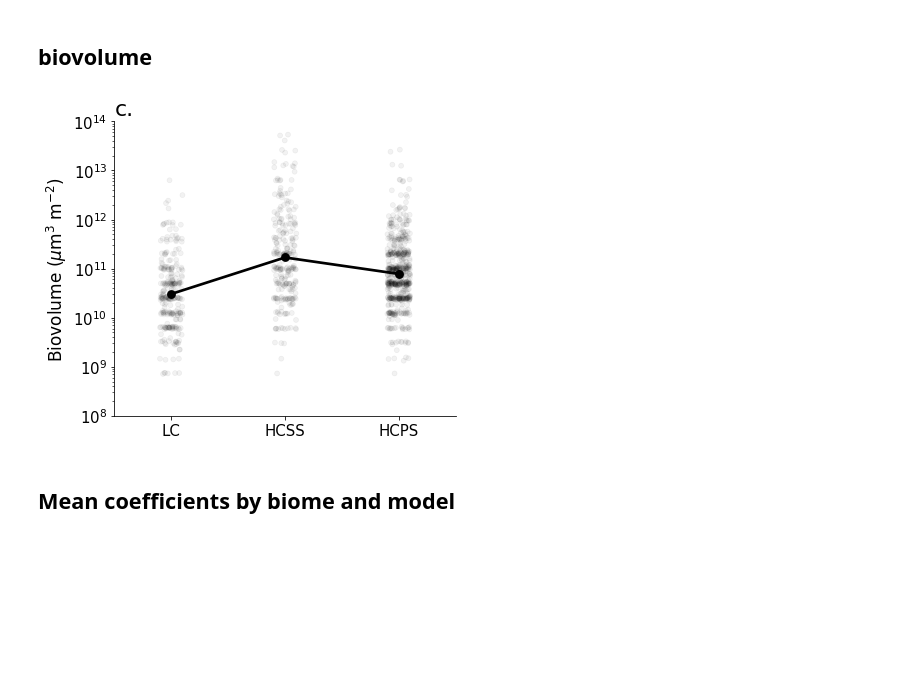
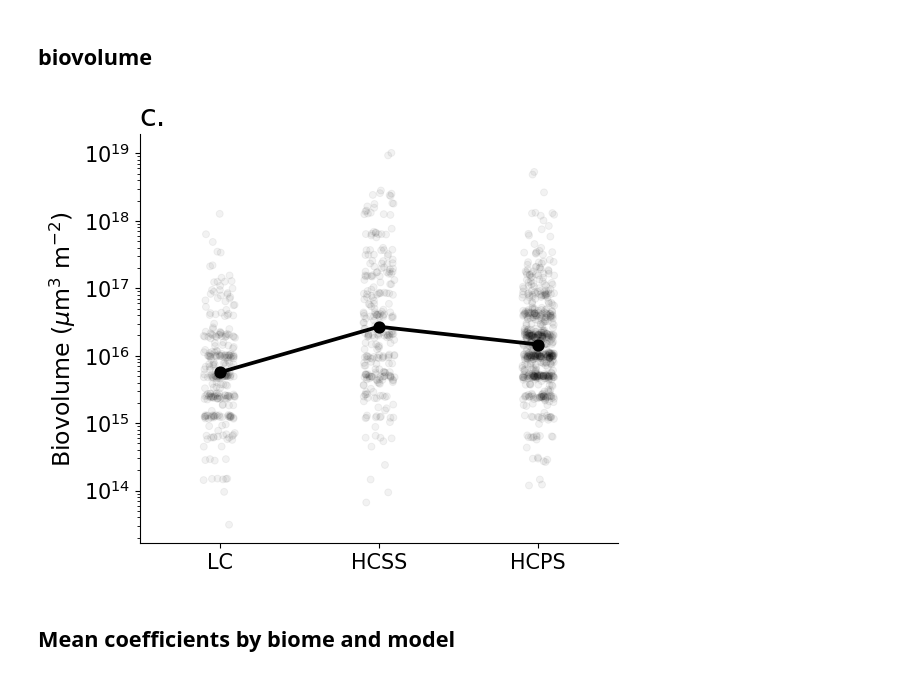
Before and after one commit to MarCorralesU/CMIP6_size_spectra, a Jupyter notebook: scripts/Fig_4_mean_coeff_by_biome_data.ipynb, the cells around one changed output. Saved outputs shown, nothing was run; the diff lists cells and outputs as text; code cells hidden in the pictures; blank space fills up the shorter version.

```diff
--- a/scripts/Fig_4_mean_coeff_by_biome_data.ipynb
+++ b/scripts/Fig_4_mean_coeff_by_biome_data.ipynb
@@ -29,7 +29,7 @@ line_style = ['--','--','--','--','--','-','--']
 
 letters_clim = ['e.','f.','g.',  'h.','i.','j.',  'k.','l.','m.']
 # %%
-df_CMIP6=pd.read_csv('/work/m1c/CMIP6_biome_PSS_data/CMIP6_data_full_biovolume.csv', sep= ',') # remove all winter data points and do an annual mean
+df_CMIP6=pd.read_csv('/Users/mc4214/Documents/CMIP6_PSS_paper/data/CMIP6_data_full_biovolume.csv', sep= ',') # remove all winter data points and do an annual mean
 
 
 #df_CMIP6 = df_CMIP6.loc[df_CMIP6.source != 'GISS'].reset_index(drop=True)
@@ -57,7 +57,7 @@ test.head()
 # %% [output]
 |  | lat | lon | month | biomes | slope | intercept | R2 | total_biovolume | experiment | source |
 # %%
-df_PSSdb = pd.read_csv('/work/m1c/CMIP6_biome_PSS_data/PSSdb_data_full.csv', sep= ',')
+df_PSSdb = pd.read_csv('/Users/mc4214/Documents/CMIP6_PSS_paper/data/PSSdb_data/PSSdb_data_full.csv', sep= ',')
 df_PSSdb=df_PSSdb.drop(columns=['season'])
 df_PSSdb['intercept'] =10**(df_PSSdb['intercept'])
 df_PSSdb.head()
@@ -268,23 +268,23 @@ plt.savefig('/work/m1c/CMIP6_size_spectra_scripts/plots/fig_biomes_biovol_global
 # %%
 
 #fig, axs = plt.subplots(nrows=1, ncols=1, figsize=(7,7))
 #ax_n = axs
 #sns.pointplot(ax = ax_n, x="biomes", y='total_biovolume', hue="experiment", order =['LC', 'HCSS', 'HCPS'],hue_order=['hist', 'ssp5', 'obs'],  palette = palette_experiments,  data=df_mean, errorbar=None, capsize=.1,dodge = 0.5,scale = 1.5)
 #sns.stripplot(ax=ax_n, x='biomes', y='total_biovolume', hue='experiment', order =['LC', 'HCSS', 'HCPS'],hue_order=['hist', 'ssp5', 'obs'], alpha=.2, legend=False, palette = palette_experiments,linewidth=0.7,  data=df_CMIP6, dodge=True, edgecolor='black')
 g=sns.catplot( x="biomes", y='total_biovolume', hue="experiment", order =['LC', 'HCSS', 'HCPS'],hue_order=['obs'], palette = palette_experiments,  data=df_mean, legend=False, errorbar=None,dodge = 0.5, kind='point')
 g.map(sns.stripplot, x='biomes', y='total_biovolume', hue='experiment', order =['LC', 'HCSS', 'HCPS'],hue_order=['obs'], alpha=.05, palette = palette_experiments,linewidth=0.7, legend=False,  data=df_CMIP6, dodge=True, edgecolor='black')
 plt.tick_params(axis='both', which='major', labelsize=15)
 plt.ylabel(r'Biovolume ($\mu$m$^{3}$ m$^{-2}$)', fontsize = 17)
-plt.ylim(1e8, 1e14)
+#plt.ylim(1e8, 1e14)
 plt.yscale('log')
 plt.xlabel('')
 plt.title('c.', loc='left', fontsize = 22)
 plt.gcf().set_size_inches(6, 5)
 plt.tight_layout()
 #plt.legend(['historical period \n (1985-2014)', 'SSP5-8.5 \n (2070-2100)', 'Observations \n (PSSdb)'], fontsize = 'xx-large',  markerscale=10, frameon=False, bbox_to_anchor=(1, 1))
-plt.savefig('/work/m1c/CMIP6_size_spectra_scripts/plots/fig_biomes_biovol_global_total_biovolume_avg_PSSdb.pdf', dpi=300)
+plt.savefig('/Users/mc4214/GIT/CMIP6_size_spectra/figures/fig_biomes_biovol_global_total_biovolume_avg_PSSdb.pdf', dpi=300)
 # %% [output]
-[figure, old version]
+[figure, new version]
 # %% [markdown]
 ## Mean coefficients by biome and model
 # %%
```
Also changed, not shown: parts of 6 cells of this notebook, 5 other files.
